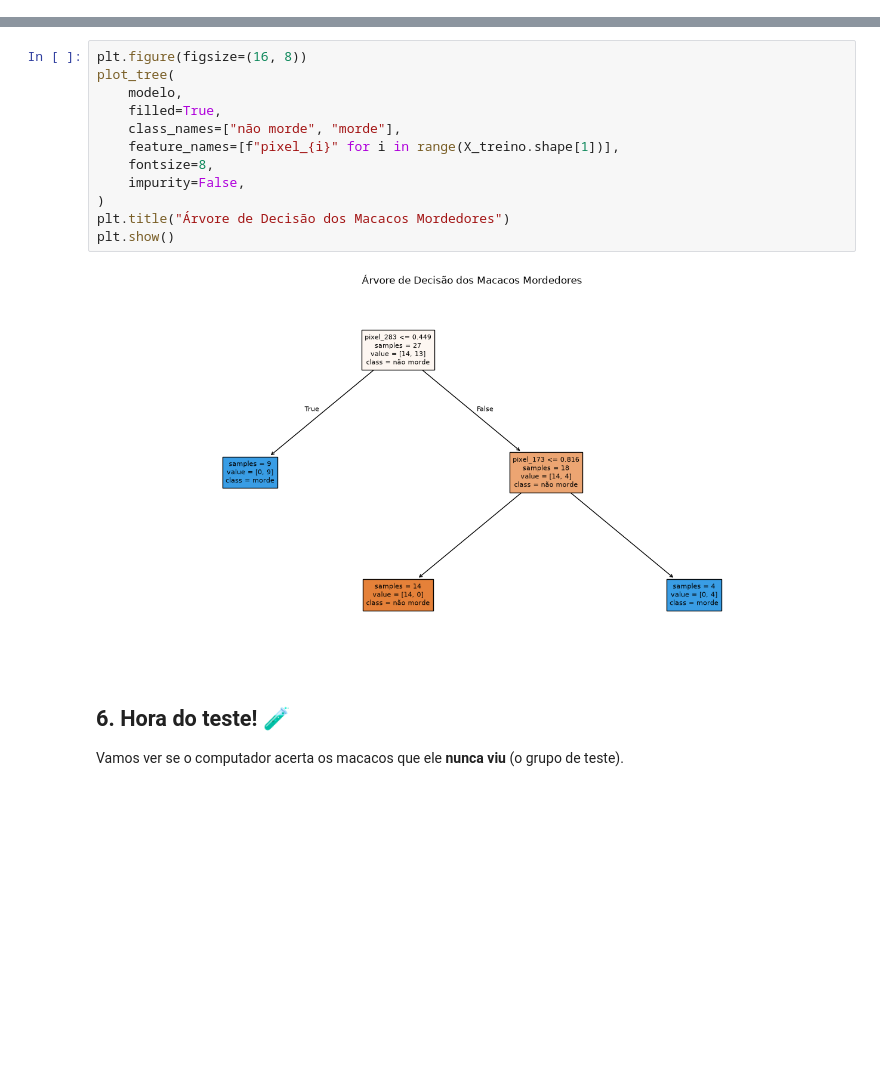
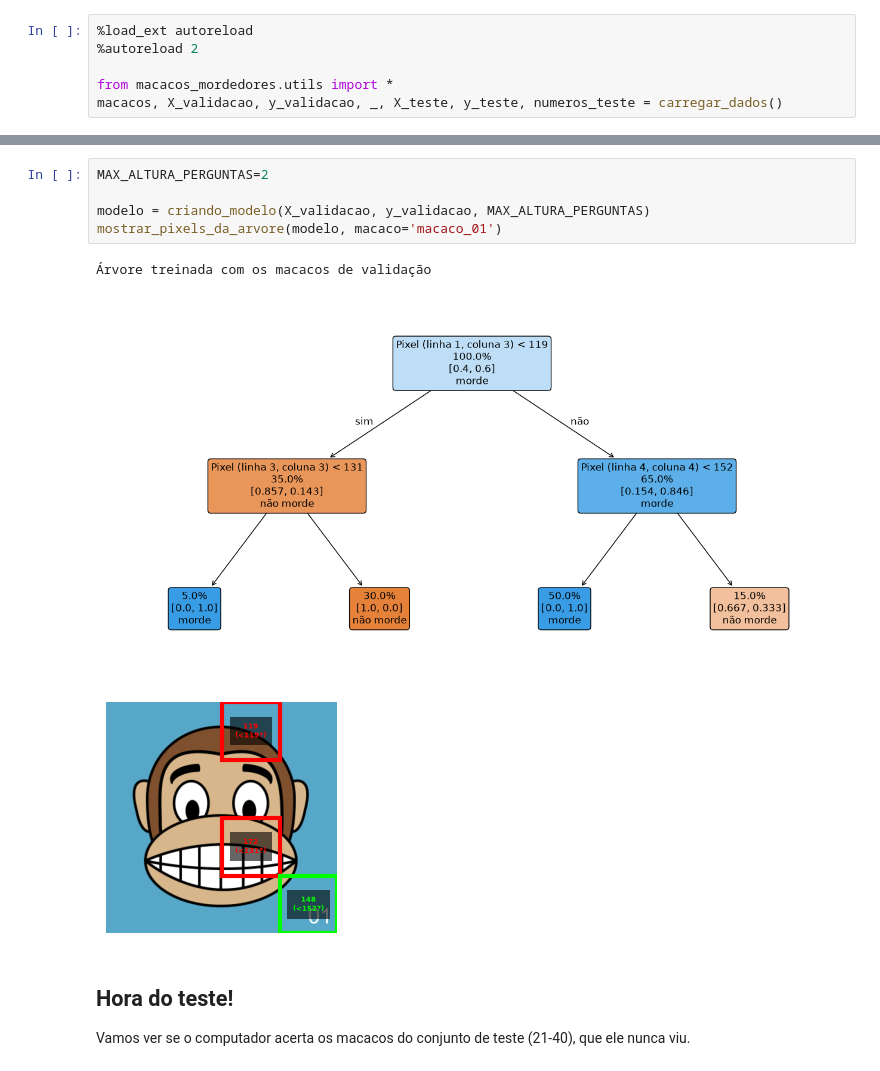
Before and after one commit to LeoDiasTrindade/macacos_mordedores, a Jupyter notebook: notebook/macacos_mordedores.ipynb, the cells around one changed output, grey strips where cells are left out. Drawn from its saved outputs; the diff is of its cells as text; blank space fills up the shorter version.

Commit message:
Atualização do material com cards de validação

```diff
--- a/notebook/macacos_mordedores.ipynb
+++ b/notebook/macacos_mordedores.ipynb
@@ -38,0 +31,6 @@ Macacos de teste:  13
+# %%
+%load_ext autoreload
+%autoreload 2
+
+from macacos_mordedores.utils import *
+macacos, X_validacao, y_validacao, _, X_teste, y_teste, numeros_teste = carregar_dados()
@@ -112,18 +52,13 @@ print("Árvore treinada! ✅")
-# %%
-plt.figure(figsize=(16, 8))
-plot_tree(
-    modelo,
-    filled=True,
-    class_names=["não morde", "morde"],
-    feature_names=[f"pixel_{i}" for i in range(X_treino.shape[1])],
-    fontsize=8,
-    impurity=False,
-)
-plt.title("Árvore de Decisão dos Macacos Mordedores")
-plt.show()
-# %% [output]
-[figure, removed]
+# %%
+MAX_ALTURA_PERGUNTAS=2
+
+modelo = criando_modelo(X_validacao, y_validacao, MAX_ALTURA_PERGUNTAS)
+mostrar_pixels_da_arvore(modelo, macaco='macaco_01')
+# %% [output]
+Árvore treinada com os macacos de validação
+[figure, added]
+[figure, added]
 # %% [markdown]
-## 6. Hora do teste! 🧪
+## Hora do teste!
 
-Vamos ver se o computador acerta os macacos que ele **nunca viu** (o grupo de teste).
+Vamos ver se o computador acerta os macacos do conjunto de teste (21-40), que ele nunca viu.
```
Also changed, not shown: parts of 19 cells of this notebook, 7 other files.
